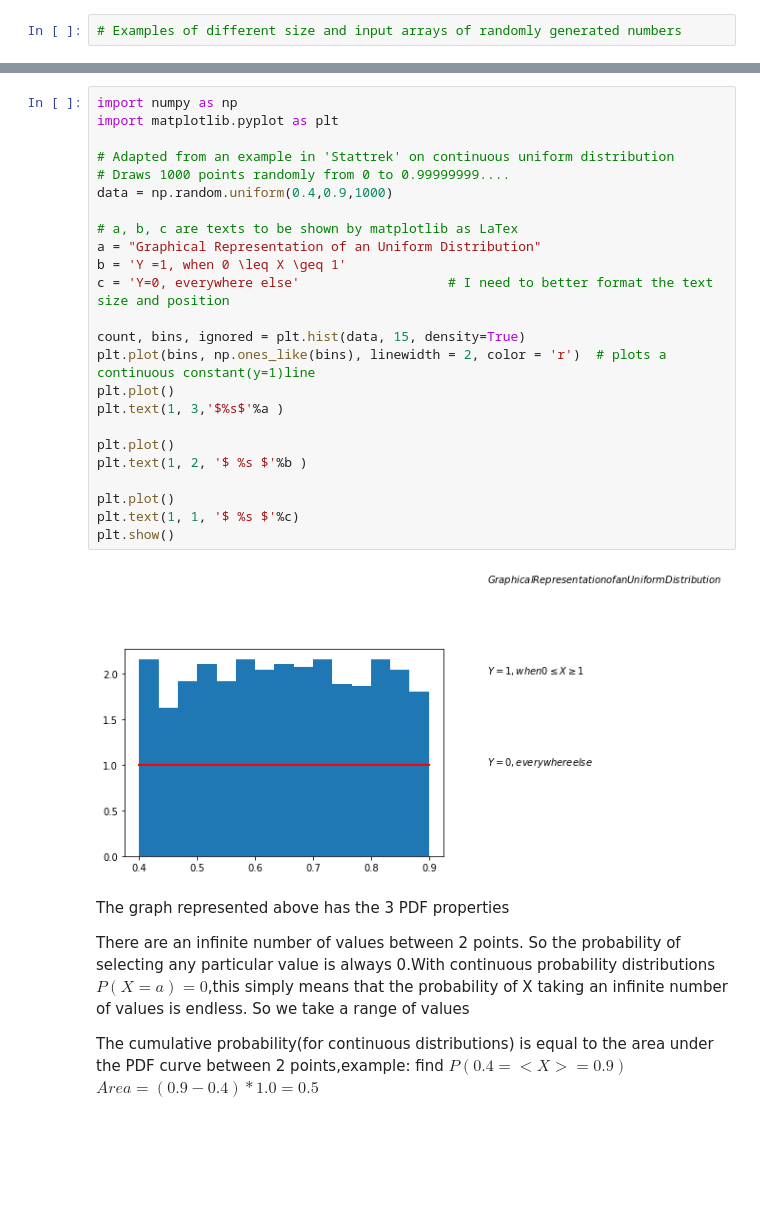
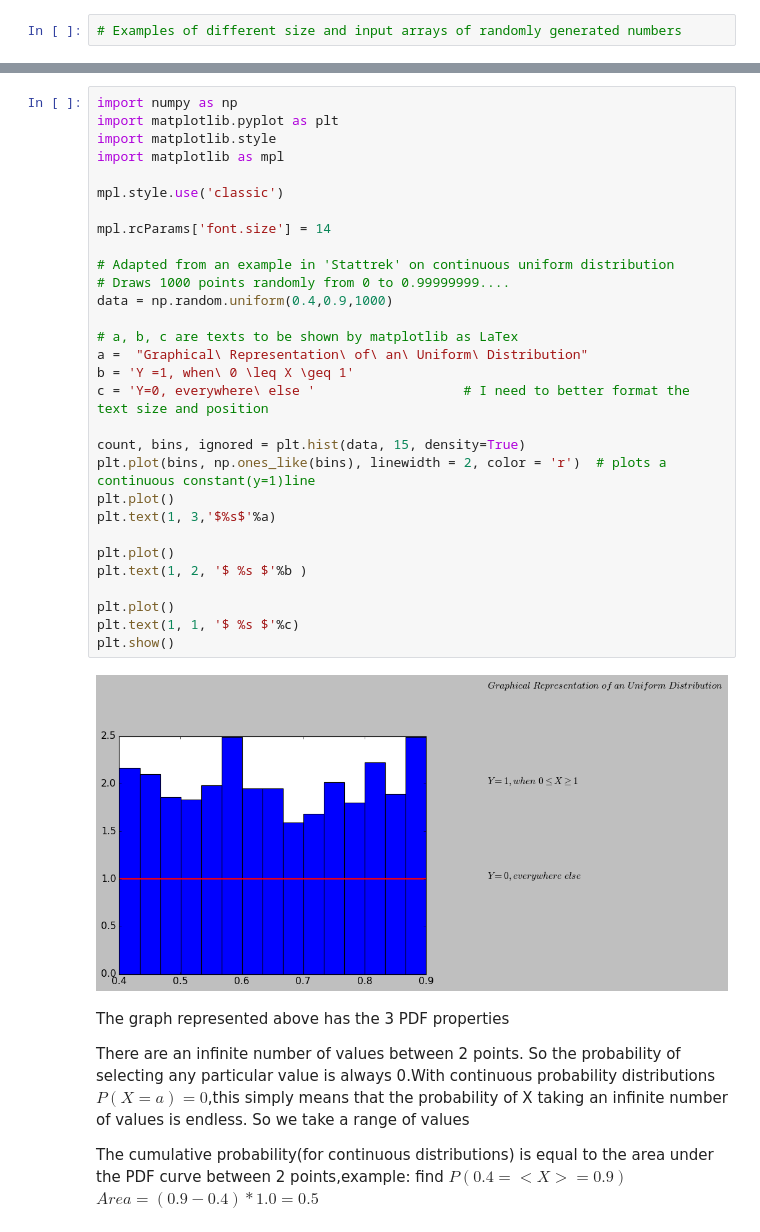
Before and after one commit to MarcoMen-Temp/Programming-Practice, a Jupyter notebook: NumpyAssignment.ipynb, the cells around one changed output, grey strips where cells are left out. Cells and saved outputs as stored; diff of their text form; blank space fills up the shorter version.

Commit message:
LaTex Format

```diff
--- a/NumpyAssignment.ipynb
+++ b/NumpyAssignment.ipynb
@@ -100,29 +99,35 @@ This type of probability distribution can be represented by an equation named Pr
 # %%
 import numpy as np
 import matplotlib.pyplot as plt
+import matplotlib.style
+import matplotlib as mpl
+
+mpl.style.use('classic')
+
+mpl.rcParams['font.size'] = 14
 
 # Adapted from an example in 'Stattrek' on continuous uniform distribution
 # Draws 1000 points randomly from 0 to 0.99999999....
 data = np.random.uniform(0.4,0.9,1000)
 
 # a, b, c are texts to be shown by matplotlib as LaTex
-a = "Graphical Representation of an Uniform Distribution"
-b = 'Y =1, when 0 \leq X \geq 1'
-c = 'Y=0, everywhere else'                   # I need to better format the text size and position
+a =  "Graphical\ Representation\ of\ an\ Uniform\ Distribution"
+b = 'Y =1, when\ 0 \leq X \geq 1'
+c = 'Y=0, everywhere\ else '                   # I need to better format the text size and position
 
 count, bins, ignored = plt.hist(data, 15, density=True)
 plt.plot(bins, np.ones_like(bins), linewidth = 2, color = 'r')  # plots a continuous constant(y=1)line
 plt.plot()
-plt.text(1, 3,'$%s$'%a )
+plt.text(1, 3,'$%s$'%a)
 
 plt.plot()
 plt.text(1, 2, '$ %s $'%b )
 
 plt.plot()
 plt.text(1, 1, '$ %s $'%c)
 plt.show()
 # %% [output]
-[figure, old version]
+[figure, new version]
 # %% [markdown]
 The graph represented above has the 3 PDF properties
 
```
Also changed, not shown: parts of 11 cells of this notebook.
